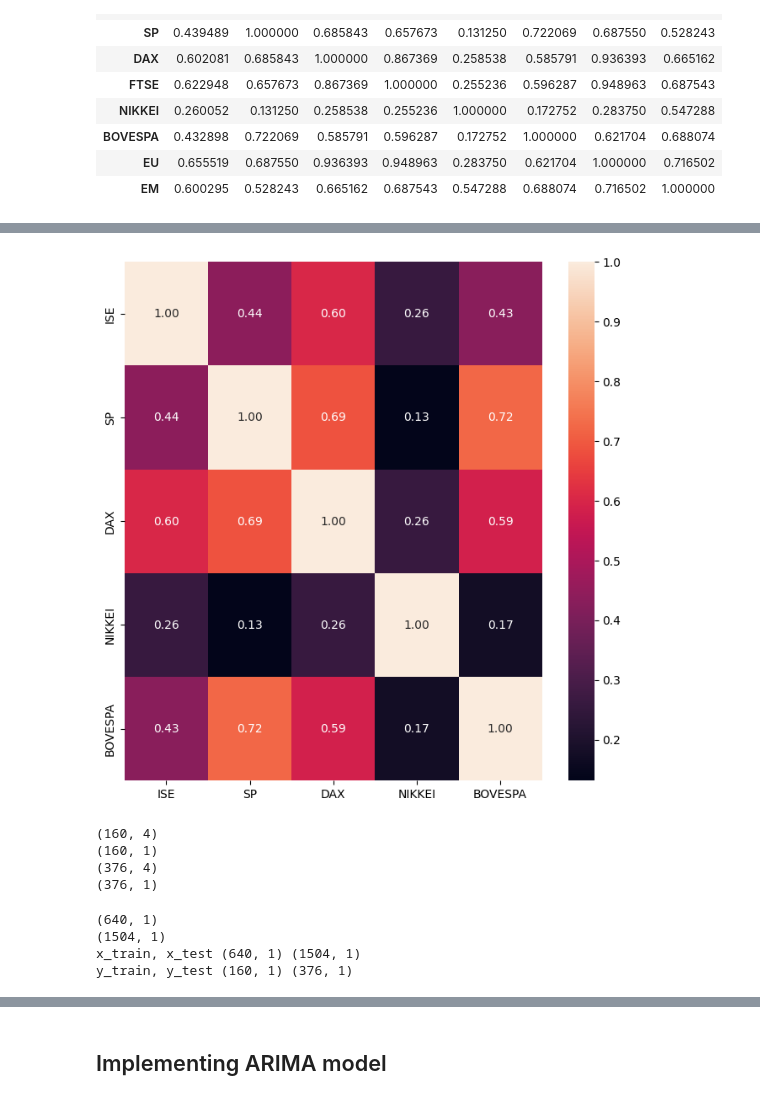
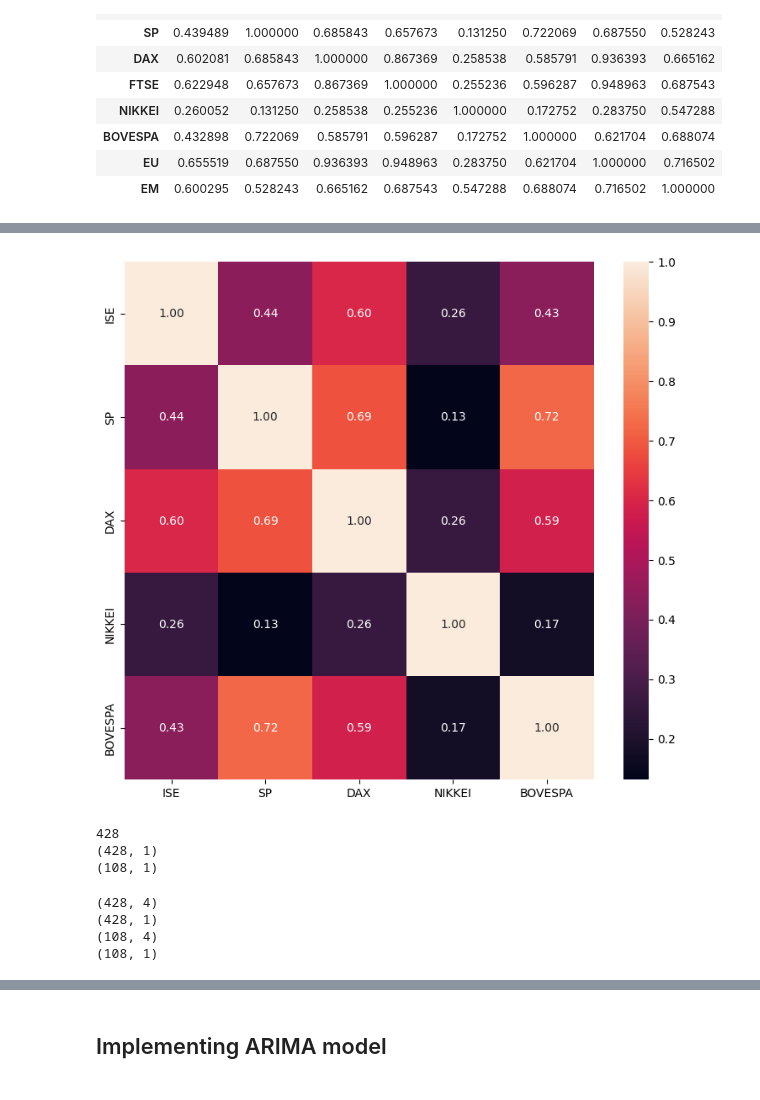
Before and after one commit to RaghavendhraRao/stock_market_prediction_ISE_DSFP, a Jupyter notebook: ds_final_proj_stock_market_colab.ipynb, the cells around one changed output, grey strips where cells are left out. Saved outputs shown, nothing was run; the diff lists cells and outputs as text; code cells hidden in the pictures.

```diff
--- a/ds_final_proj_stock_market_colab.ipynb
+++ b/ds_final_proj_stock_market_colab.ipynb
@@ -440,0 +451,8 @@ stock_feature_extracted.head()
+# %%
+# Extracted the unwanted features from the matrix
+stock_feature_extracted_data = stock_data.drop(columns = ['FTSE','EU','EM'])
+print(stock_feature_extracted_data.head())
+
+# Get the correalation for the featured data
+fe_stock_corr_matrix_data = stock_feature_extracted_data.corr()
+print("\n",fe_stock_corr_matrix_data.head())
@@ -441,7 +474,8 @@ stock_feature_extracted.head()
 # %%
-plt.figure(figsize=(8,8))
-sns.heatmap(stock_feature_extracted.corr(), annot =  True, fmt = ".2f")
+# Visualize the correlation matrix
+plt.figure(figsize=(9,8))
+sns.heatmap(fe_stock_corr_matrix_data, annot=True, fmt=".2f")
 plt.show()
 # %% [output]
-[figure, old version]
+[figure, new version]
 # %%
@@ -453,38 +483,0 @@ x_train, x_test, y_train, y_test = train_test_split(stock_data[x], + stock_data[
-# %%
-# # normalize the data
-# # converting the stock prices to binary values into 0,1
-
-scaler_data =MinMaxScaler(feature_range=(0,1))
-
-norm_x_train = scaler_data.fit_transform(x_train) # features variable
-norm_x_test = scaler_data.transform(x_test)
-norm_y_train = scaler_data.fit_transform(y_train) # targeted variable
-norm_y_test = scaler_data.transform(y_test)
-
-print(norm_x_train.shape)
-print(norm_y_train.shape)
-print(norm_x_test.shape)
-print(norm_y_test.shape)
-# %% [output]
-(160, 4)
-(160, 1)
-(376, 4)
-(376, 1)
-# %%
-# # Reshaping the normalized data into array
-
-norm_x_train_f = norm_x_train.reshape(-1,1)
-norm_x_test_f = norm_x_test.reshape(-1,1)
-norm_y_train_f = norm_y_train.reshape(-1,1)
-norm_y_test_f = norm_y_test.reshape(-1,1)
-
-print(norm_x_train_f.shape)  # Should output (428*7, 1)
-print(norm_x_test_f.shape)   # Should output (428*7, 1)
-
-print("x_train, x_test",norm_x_train_f.shape, norm_x_test_f.shape) # reshape output into (428*7, 1)
-print("y_train, y_test",norm_y_train_f.shape, norm_y_test_f.shape)
-# %% [output]
-(640, 1)
-(1504, 1)
-x_train, x_test (640, 1) (1504, 1)
-y_train, y_test (160, 1) (376, 1)
@@ -498,0 +484,25 @@ y_test
+# %%
+# split the extracted feature data into training and testing
+x_train, x_test, y_train, y_test = train_test_split_data(stock_feature_extracted_data, X_stock_key_features, Y_stock_target)
+
+print(len(x_train))
+
+print(y_train.shape)
+print(y_test.shape)
+# %% [output]
+428
+(428, 1)
+(108, 1)
+# %%
+# normalize the featured stock data
+fe_norm_x_train, fe_norm_x_test, fe_norm_y_train, fe_norm_y_test = normalize_data(x_train, x_test, y_train, y_test)
+
+print(fe_norm_x_train.shape)
+print(fe_norm_y_train.shape)
+print(fe_norm_x_test.shape)
+print(fe_norm_y_test.shape)
+# %% [output]
+(428, 4)
+(428, 1)
+(108, 4)
+(108, 1)
```
Also changed, not shown: parts of 33 cells of this notebook.
